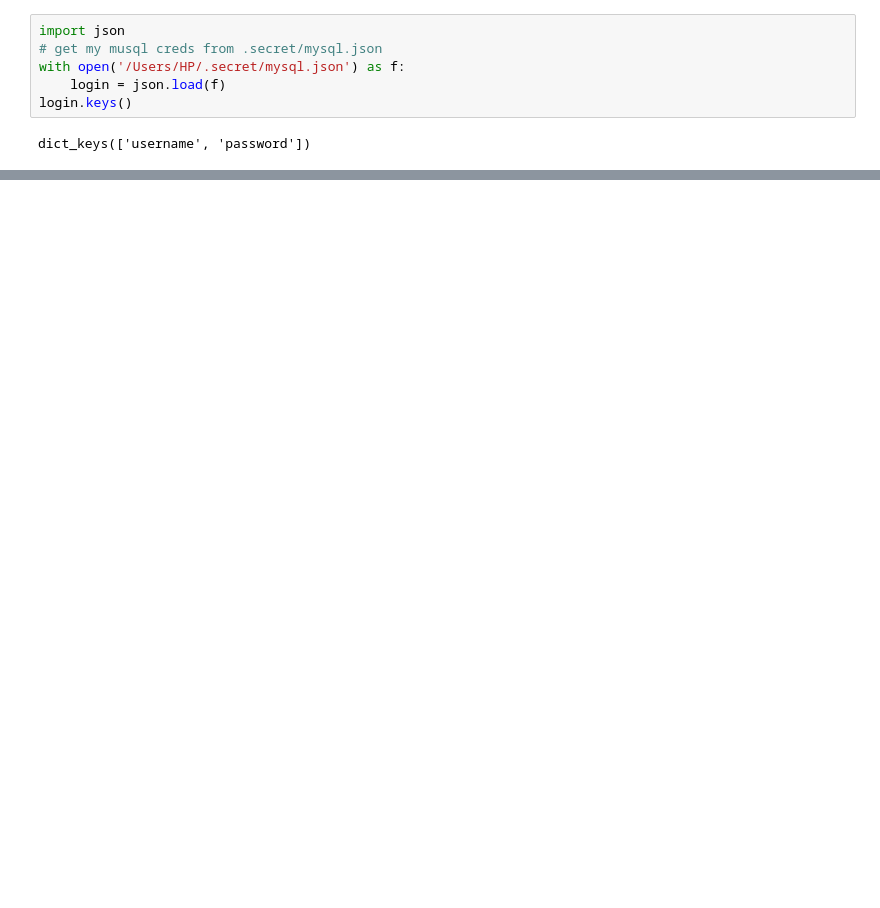
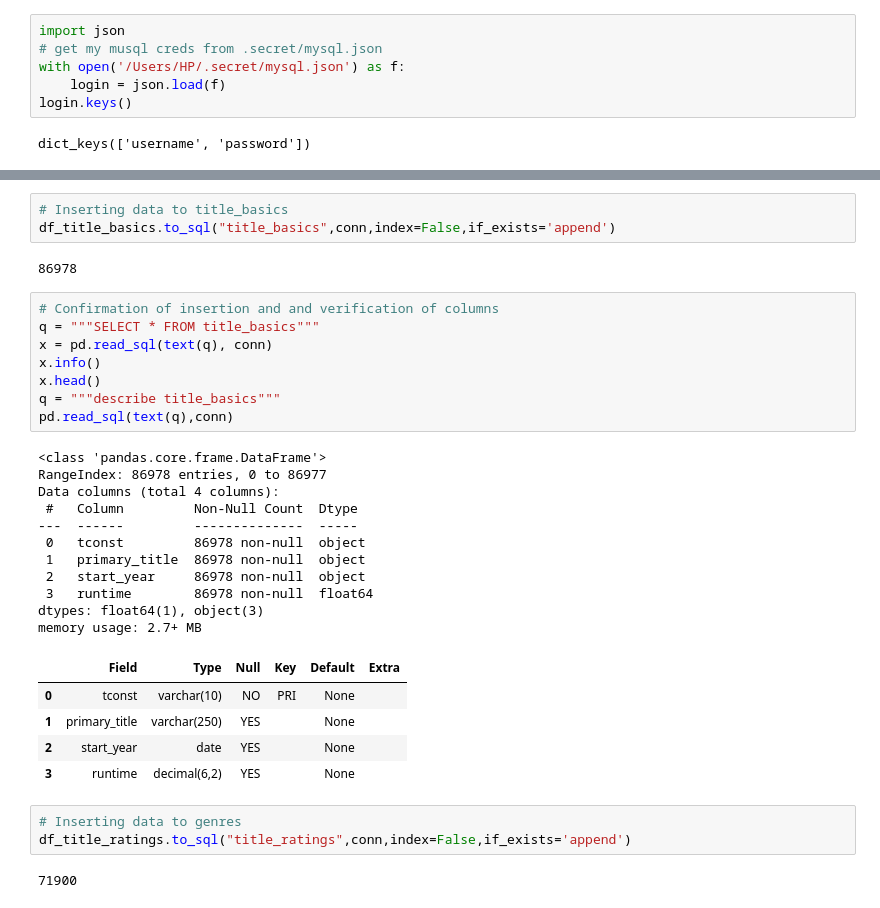
Before and after one commit to Ahmed-Wassel-Angar/movies_project, a Jupyter notebook: DATABASE_Design.ipynb, the cells around one changed output, grey strips where cells are left out. Drawn from its saved outputs; the diff is of its cells as text; blank space fills up the shorter version.

```diff
--- a/DATABASE_Design.ipynb
+++ b/DATABASE_Design.ipynb
@@ -558,0 +607,35 @@ username
+# %%
+# Inserting data to title_basics
+df_title_basics.to_sql("title_basics",conn,index=False,if_exists='append')
+# %% [output]
+86978
+# %%
+# Confirmation of insertion and and verification of columns
+q = """SELECT * FROM title_basics"""
+x = pd.read_sql(text(q), conn)
+x.info()
+x.head()
+q = """describe title_basics"""
+pd.read_sql(text(q),conn)
+# %% [output]
+<class 'pandas.core.frame.DataFrame'>
+RangeIndex: 86978 entries, 0 to 86977
+Data columns (total 4 columns):
+ #   Column         Non-Null Count  Dtype
+---  ------         --------------  -----
+ 0   tconst         86978 non-null  object
+ 1   primary_title  86978 non-null  object
+ 2   start_year     86978 non-null  object
+ 3   runtime        86978 non-null  float64
+dtypes: float64(1), object(3)
+memory usage: 2.7+ MB
+|  | Field | Type | Null | Key | Default | Extra |
+| 0 | tconst | varchar(10) | NO | PRI | None |  |
+| 1 | primary_title | varchar(250) | YES |  | None |  |
+| 2 | start_year | date | YES |  | None |  |
+| 3 | runtime | decimal(6,2) | YES |  | None |  |
+# %%
+# Inserting data to genres
+df_title_ratings.to_sql("title_ratings",conn,index=False,if_exists='append')
+# %% [output]
+71900
```
Also changed, not shown: parts of 20 cells of this notebook, 4 other files.
